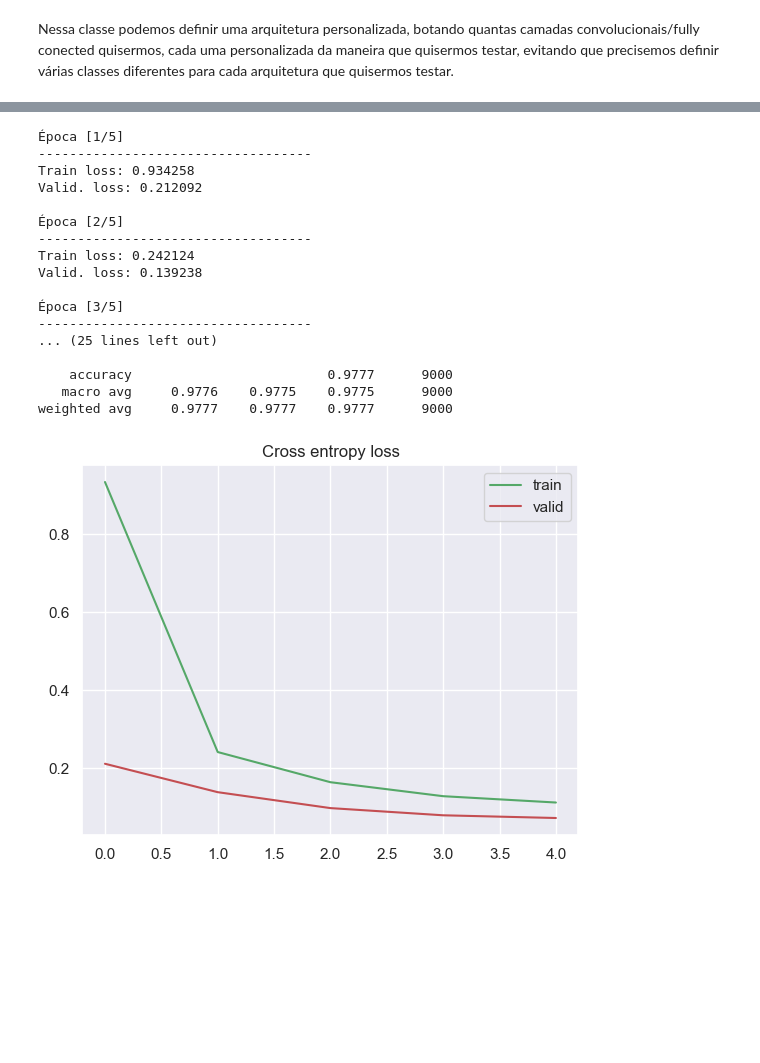
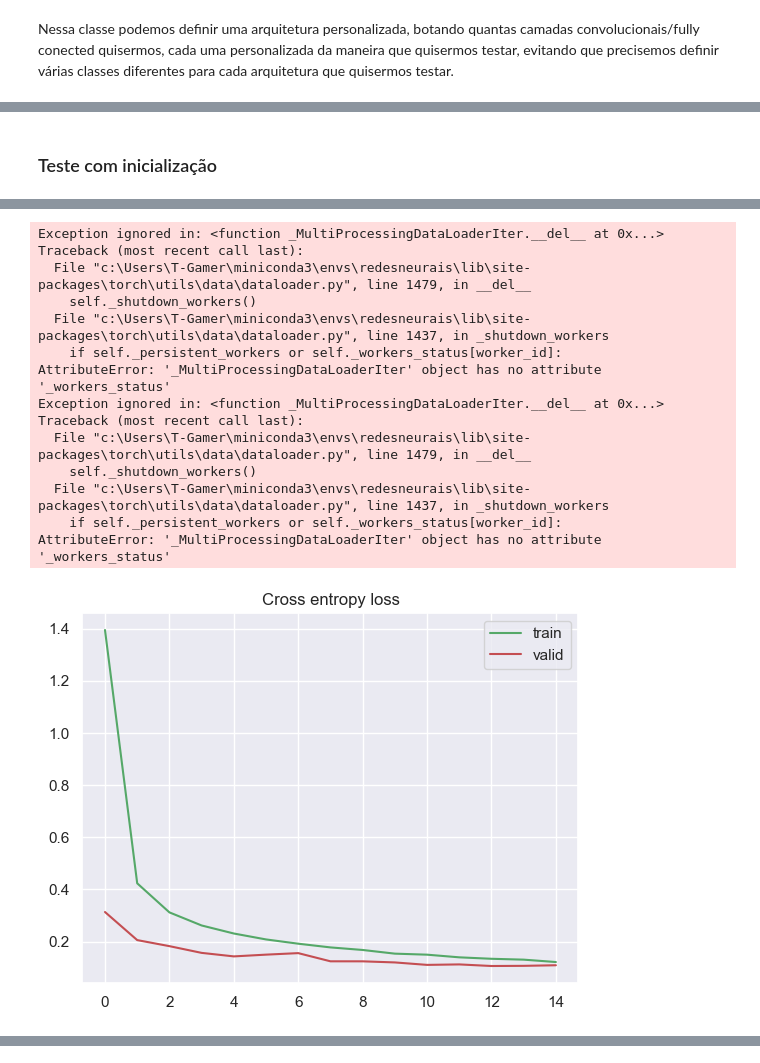
Before and after one commit to FrederickAlmeida/CNN-MNIST-classifier, a Jupyter notebook: cnn_classifier.ipynb, the cells around one changed output, grey strips where cells are left out. Cells and saved outputs as stored; diff of their text form; code cells hidden in the pictures; blank space fills up the shorter version.

```diff
--- a/cnn_classifier.ipynb
+++ b/cnn_classifier.ipynb
@@ -307,22 +388,27 @@ class CNN(nn.Module):
+# %% [markdown]
+### Teste com inicialização
 # %%
-architecture = {
-    'conv': [
-        {'out_channels': 8, 'kernel_size': 3, 'stride': 1, 'padding': 1, 'activation': nn.ReLU, 'pooling': {'type': 'MaxPool2d', 'params': {'kernel_size': 2, 'stride': 2}}, 'batch_norm': False}
+param_grid = {
+    'architecture': [
+        {
+            'conv': [
+                {'out_channels': 8, 'kernel_size': 3, 'stride': 1, 'padding': 1, 'activation': nn.ReLU, 'pooling': {'type': 'MaxPool2d', 'params': {'kernel_size': 2, 'stride': 2}}, 'batch_norm': False}
+            ],
+            'mlp_input_size': 8*14*14,
+            'mlp': [
+                {'out_units': 128, 'activation': nn.ReLU, 'dropout': 0.3},
+                {'out_units': 64, 'activation': nn.ReLU, 'dropout': 0.3}
+            ],
+            'output_units': 10
+        }
     ],
-    'mlp_input_size': 8*14*14,  # This should be adjusted based on the output size of the conv layers
-    'mlp': [
-        {'out_units': 128, 'activation': nn.ReLU, 'dropout': 0.3},
-        {'out_units': 64, 'activation': nn.ReLU, 'dropout': 0.3}
-    ],
-    'output_units': 10  # for example, for MNIST dataset with 10 classes
+    'learning_rate': [0.1],
+    'optimizer': ['SGD'],
+    'epochs': [15],
+    'initialization': ['normal', 'uniform']
 }
 
-model = CNN(architecture)
-model.to(device)
-print(model)
-
-loss_fn = nn.CrossEntropyLoss()
-LEARNING_RATE = 0.01
-optimizer = optim.SGD(model.parameters(), lr=LEARNING_RATE)
-EPOCHS = 5
+best_params, best_accuracy = hyperparameter_search(train_dl, val_dl, param_grid, device)
+print(f"Best parameters: {best_params}")
+print(f"Best validation accuracy: {best_accuracy:.4f}")
 # %% [output]
@@ -345,0 +432,15 @@ CNN(
+Exception ignored in: <function _MultiProcessingDataLoaderIter.__del__ at 0x...>
+Traceback (most recent call last):
+  File "c:\Users\T-Gamer\miniconda3\envs\redesneurais\lib\site-packages\torch\utils\data\dataloader.py", line 1479, in __del__
+    self._shutdown_workers()
+  File "c:\Users\T-Gamer\miniconda3\envs\redesneurais\lib\site-packages\torch\utils\data\dataloader.py", line 1437, in _shutdown_workers
+    if self._persistent_workers or self._workers_status[worker_id]:
+AttributeError: '_MultiProcessingDataLoaderIter' object has no attribute '_workers_status'
+Exception ignored in: <function _MultiProcessingDataLoaderIter.__del__ at 0x...>
+Traceback (most recent call last):
+  File "c:\Users\T-Gamer\miniconda3\envs\redesneurais\lib\site-packages\torch\utils\data\dataloader.py", line 1479, in __del__
+    self._shutdown_workers()
+  File "c:\Users\T-Gamer\miniconda3\envs\redesneurais\lib\site-packages\torch\utils\data\dataloader.py", line 1437, in _shutdown_workers
+    if self._persistent_workers or self._workers_status[worker_id]:
+AttributeError: '_MultiProcessingDataLoaderIter' object has no attribute '_workers_status'
+[figure, added]
@@ -346,22 +447,0 @@ CNN(
-# %%
-train(model, train_dl, val_dl, loss_fn, optimizer, device, EPOCHS)
-test(model, val_dl, device)
-# %% [output]
-Época [1/5]
------------------------------------
-Train loss: 0.934258
-Valid. loss: 0.212092
-
-Época [2/5]
------------------------------------
-Train loss: 0.242124
-Valid. loss: 0.139238
-
-Época [3/5]
------------------------------------
-... (25 lines left out)
-
-    accuracy                         0.9777      9000
-   macro avg     0.9776    0.9775    0.9775      9000
-weighted avg     0.9777    0.9777    0.9777      9000
-[figure, removed]
```
Also changed, not shown: parts of 13 cells of this notebook.
